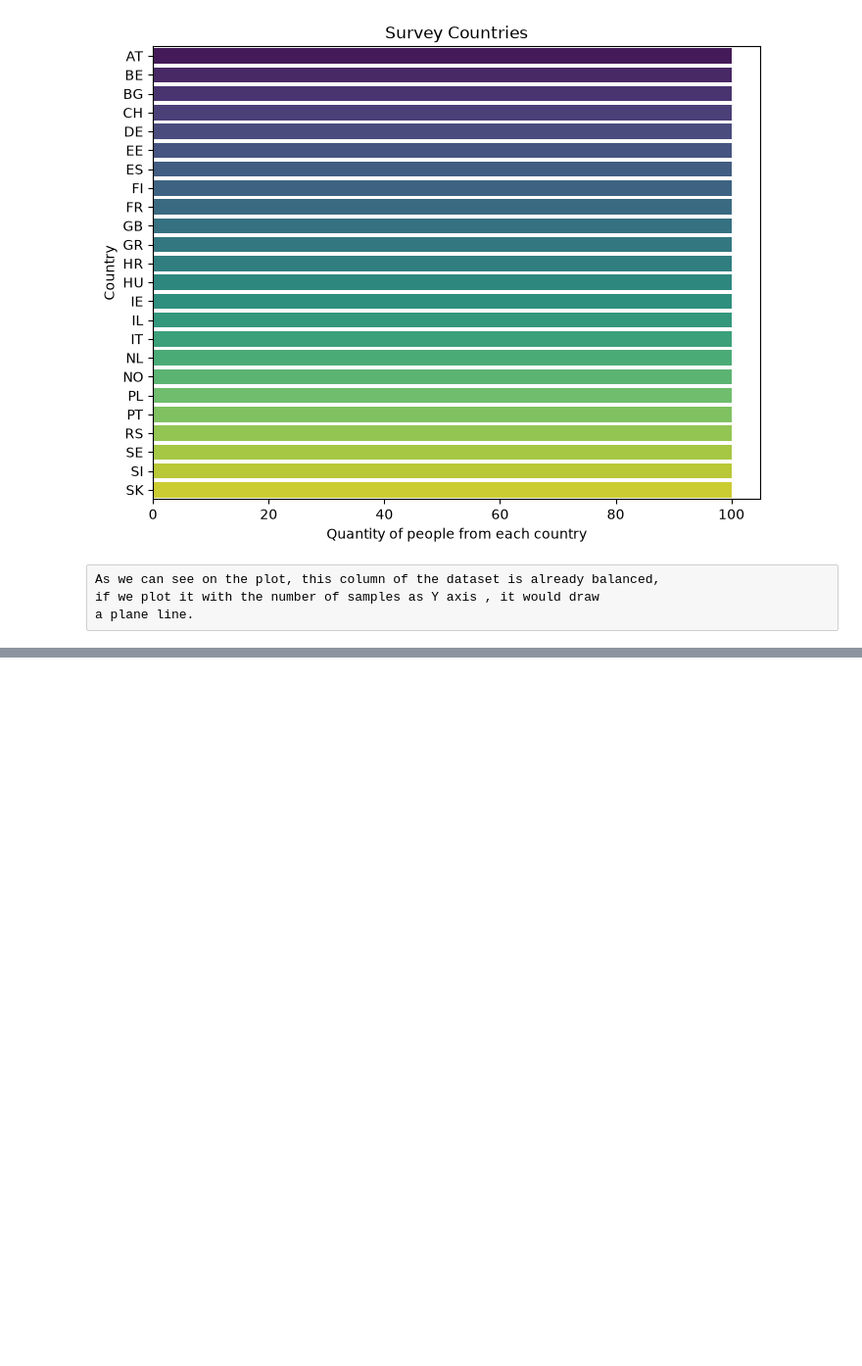
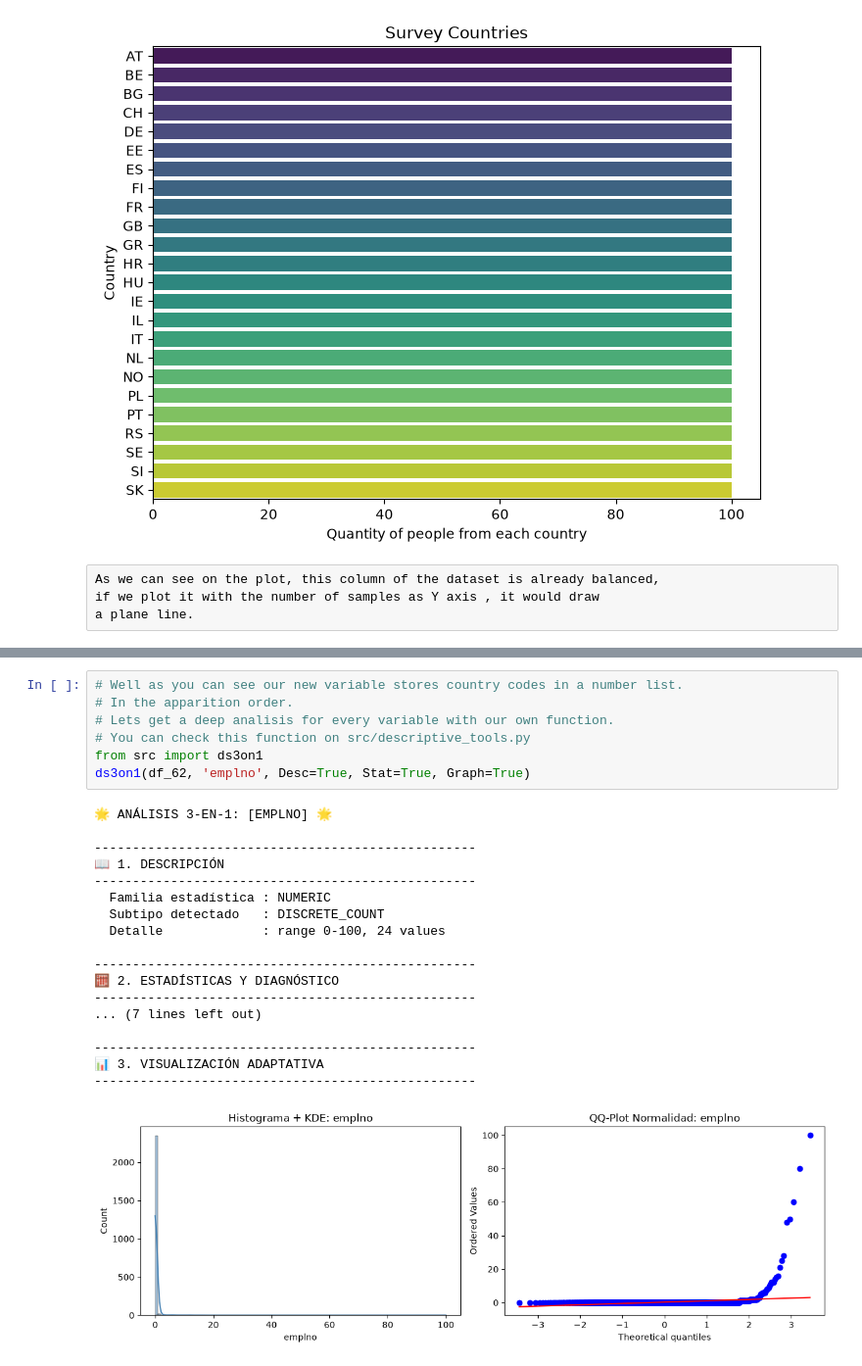
Before and after one commit to JosBerGon34/DataScienceCourse, a Jupyter notebook: notebooks/Ex6.2.ipynb, the cells around one changed output, grey strips where cells are left out. Shown at 98% size. Cells and saved outputs as stored; diff of their text form; blank space fills up the shorter version.

```diff
--- a/notebooks/Ex6.2.ipynb
+++ b/notebooks/Ex6.2.ipynb
@@ -305,0 +313,26 @@ a plane line.
+# %%
+# Well as you can see our new variable stores country codes in a number list.
+# In the apparition order.
+# Lets get a deep analisis for every variable with our own function.
+# You can check this function on src/descriptive_tools.py
+from src import ds3on1
+ds3on1(df_62, 'emplno', Desc=True, Stat=True, Graph=True)
+# %% [output]
+🌟 ANÁLISIS 3-EN-1: [EMPLNO] 🌟
+
+--------------------------------------------------
+📖 1. DESCRIPCIÓN
+--------------------------------------------------
+  Familia estadística : NUMERIC
+  Subtipo detectado   : DISCRETE_COUNT
+  Detalle             : range 0-100, 24 values
+
+--------------------------------------------------
+🧮 2. ESTADÍSTICAS Y DIAGNÓSTICO
+--------------------------------------------------
+... (7 lines left out)
+
+--------------------------------------------------
+📊 3. VISUALIZACIÓN ADAPTATIVA
+--------------------------------------------------
+[figure, added]
```
Also changed, not shown: parts of 2 cells of this notebook.
